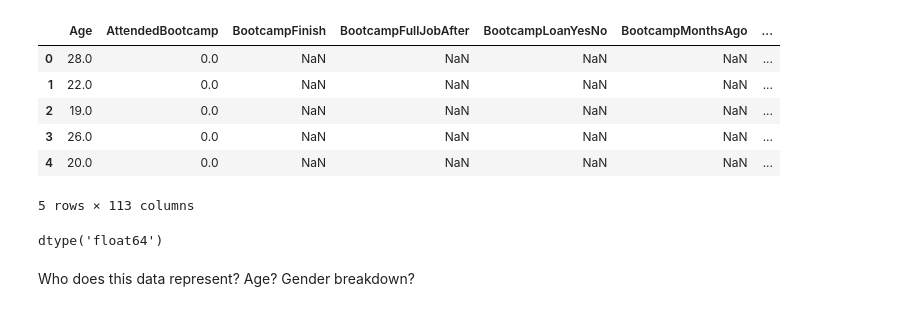
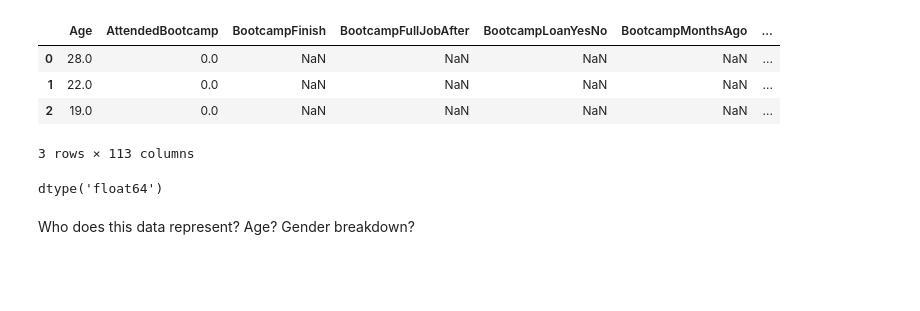
Before and after one commit to freeCodeCamp/2016-new-coder-survey, a Jupyter notebook: New Coders Data Analysis.ipynb, the cells around one changed output. Saved outputs shown, nothing was run; the diff lists cells and outputs as text; code cells hidden in the pictures; blank space fills up the shorter version.

```diff
--- a/New Coders Data Analysis.ipynb
+++ b/New Coders Data Analysis.ipynb
@@ -6,15 +6,13 @@ import matplotlib.pyplot as plt
 # %%
 df = pd.read_csv('2016-FCC-New-Coders-Survey-Data.csv')
 # %%
-df.head()
+df.head(3)
 # %% [output]
 |  | Age | AttendedBootcamp | BootcampFinish | BootcampFullJobAfter | BootcampLoanYesNo | BootcampMonthsAgo | ... |
 | 0 | 28.0 | 0.0 | NaN | NaN | NaN | NaN | ... |
 | 1 | 22.0 | 0.0 | NaN | NaN | NaN | NaN | ... |
 | 2 | 19.0 | 0.0 | NaN | NaN | NaN | NaN | ... |
-| 3 | 26.0 | 0.0 | NaN | NaN | NaN | NaN | ... |
-| 4 | 20.0 | 0.0 | NaN | NaN | NaN | NaN | ... |
-5 rows × 113 columns
+3 rows × 113 columns
 # %%
 df['Age'].dtype
 # %% [output]
```
Also changed, not shown: parts of 10 cells of this notebook, 4 other files.
